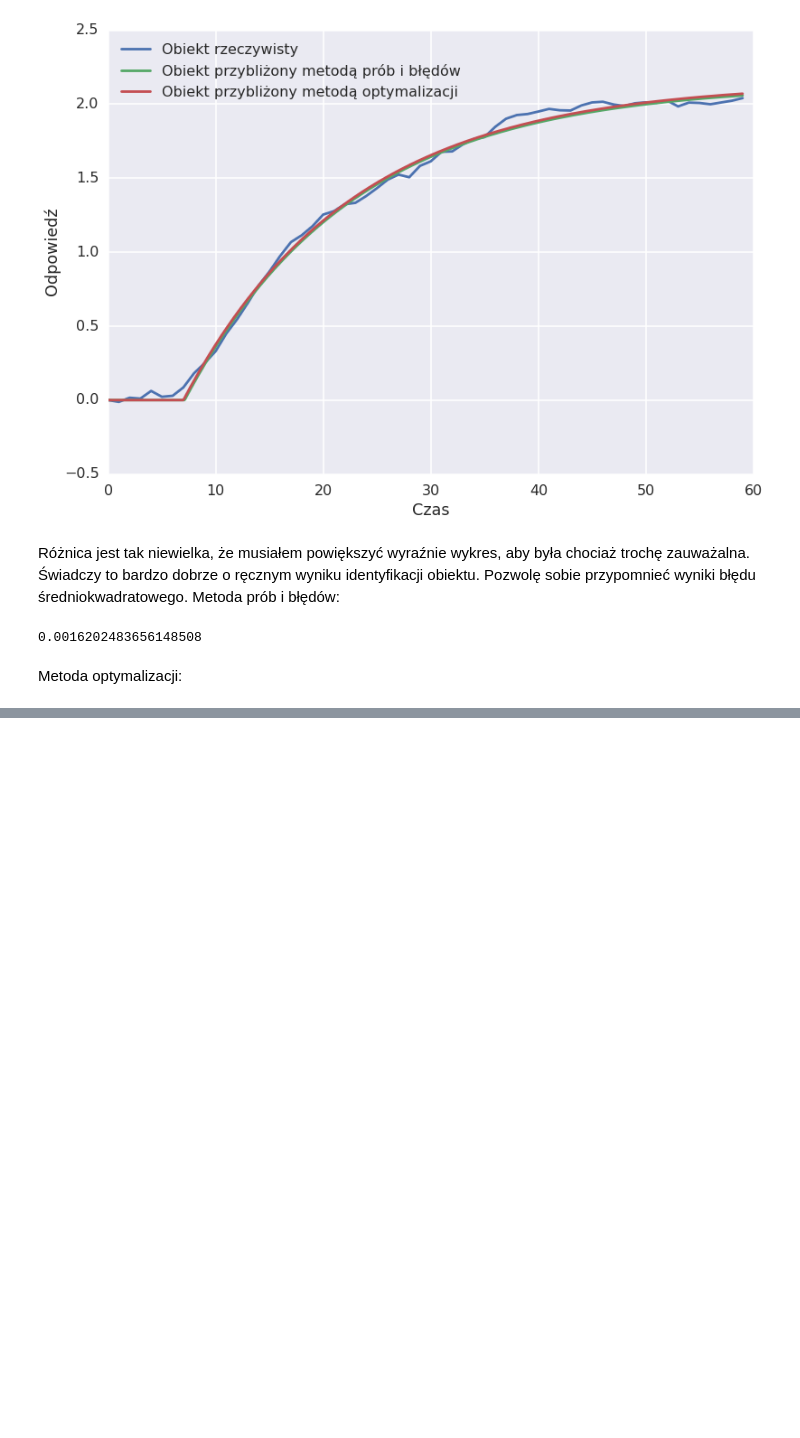
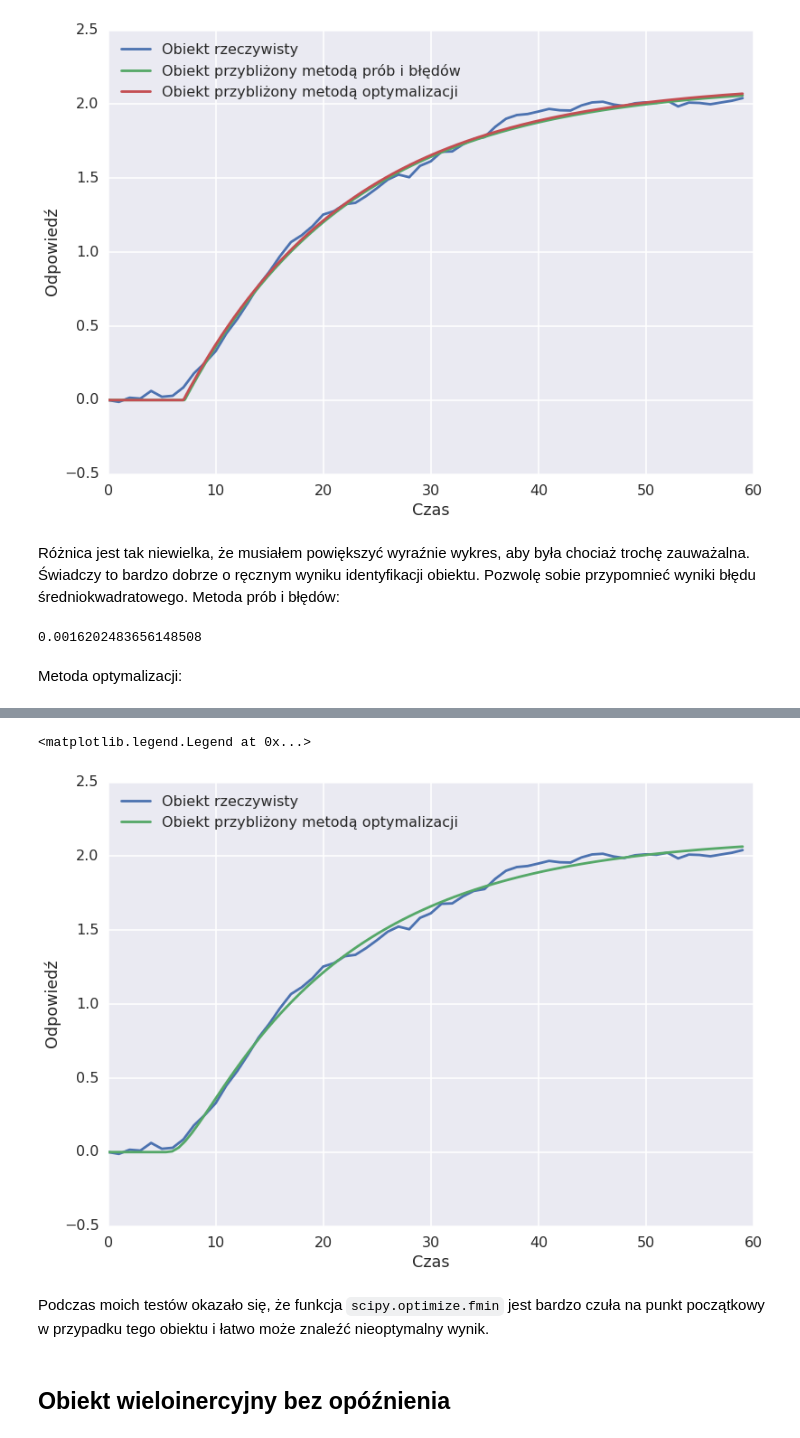
Before and after one commit to pbanaszkiewicz/notebooks, a Jupyter notebook: msd-lab6/sprawozdanie.ipynb, the cells around one changed output, grey strips where cells are left out. Saved outputs shown, nothing was run; the diff lists cells and outputs as text; code cells hidden in the pictures; blank space fills up the shorter version.

```diff
--- a/msd-lab6/sprawozdanie.ipynb
+++ b/msd-lab6/sprawozdanie.ipynb
@@ -144,0 +220,19 @@ Metoda optymalizacji:
+# %%
+plt.plot(range(60), obiekt[:,0], label=u'Obiekt rzeczywisty')
+
+obiekt2 = scipy.signal.lti([k_2], [T1_2 * T2_2, T1_2 + T2_2, 1])
+
+time_space = np.linspace(0, 59, 100)
+obiekt2_y = obiekt2.output(U=[0 if t < theta_2 else 1 for t in time_space], T=time_space)
+plt.plot(time_space, obiekt2_y[1], label=u'Obiekt przybliżony metodą optymalizacji')
+
+plt.xlabel(u'Czas')
+plt.ylabel(u'Odpowiedź')
+plt.legend(loc=2)
+# %% [output]
+<matplotlib.legend.Legend at 0x...>
+[figure, added]
+# %% [markdown]
+Podczas moich testów okazało się, że funkcja `scipy.optimize.fmin` jest bardzo czuła na punkt początkowy w przypadku tego obiektu i łatwo może znaleźć nieoptymalny wynik.
+# %% [markdown]
+## Obiekt wieloinercyjny bez opóźnienia
```
Also changed, not shown: parts of 34 cells of this notebook.
